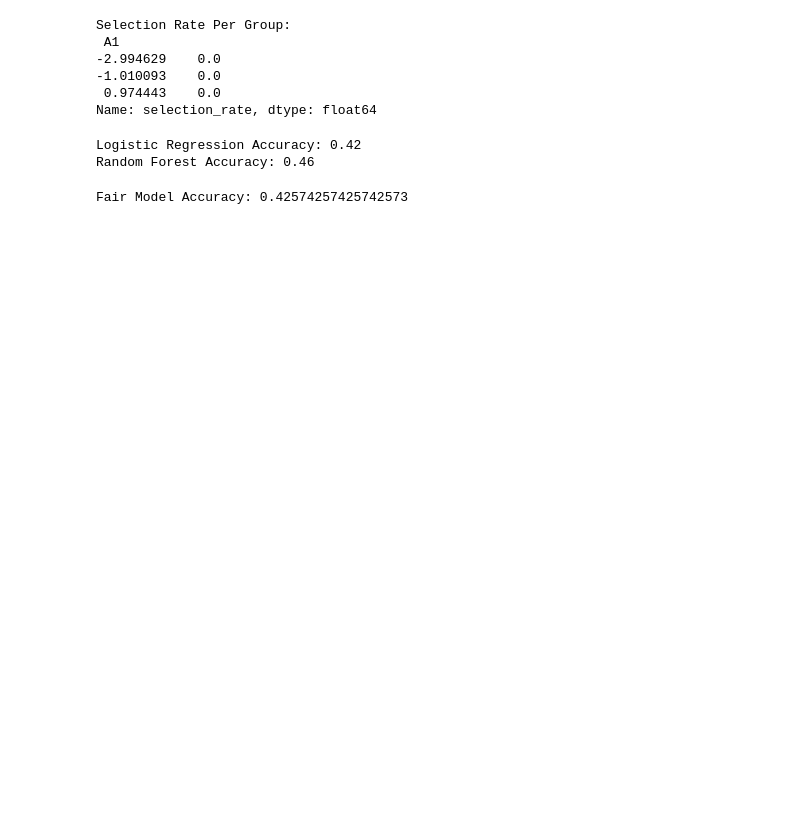
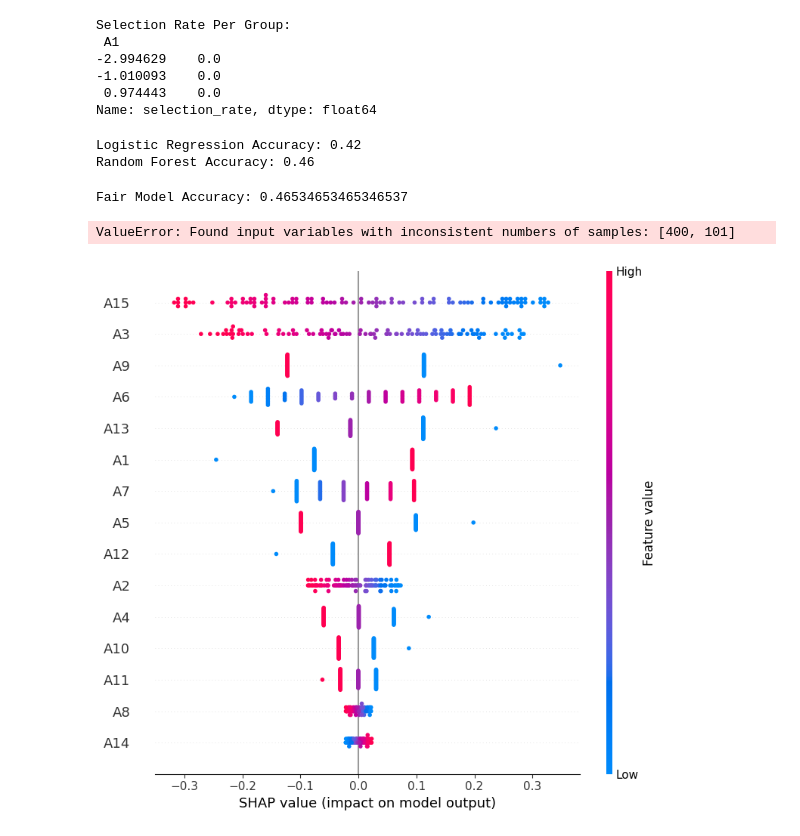
Before and after one commit to footroot/C12-Lecture-Backpack, a Jupyter notebook: Data Science (DS)/Week11/Tutorial/loan_approval_model.ipynb, the cells around one changed output. Saved outputs shown, nothing was run; the diff lists cells and outputs as text; code cells hidden in the pictures; blank space fills up the shorter version.

```diff
--- a/Data Science (DS)/Week11/Tutorial/loan_approval_model.ipynb
+++ b/Data Science (DS)/Week11/Tutorial/loan_approval_model.ipynb
@@ -131,11 +139,23 @@ Logistic Regression Accuracy: 0.42
 Random Forest Accuracy: 0.46
 # %%
 from fairlearn.reductions import ExponentiatedGradient
+from fairlearn.metrics import demographic_parity_difference
 
-fair_model = ExponentiatedGradient(LogisticRegression(), constraints=DemographicParity())
+fair_model = ExponentiatedGradient(RandomForestClassifier(n_estimators=100), constraints=DemographicParity())
 fair_model.fit(X_train, y_train, sensitive_features=X_train['A1'])
 
 y_pred_fair = fair_model.predict(X_test)
 print("Fair Model Accuracy:", accuracy_score(y_test, y_pred_fair))
+print("Fairness gap:", demographic_parity_difference(y_test, y_pred_fair, sensitive_features=X_train['A1']))
 # %% [output]
-Fair Model Accuracy: 0.42574257425742573
+Fair Model Accuracy: 0.46534653465346537
+ValueError: Found input variables with inconsistent numbers of samples: [400, 101]
+# %%
+import shap
+
+explainer = shap.Explainer(models["Logistic Regression"], X_train)
+shap_values = explainer(X_test)
+
+shap.summary_plot(shap_values, X_test)
+# %% [output]
+[figure, added]
```
Also changed, not shown: parts of 1 cell of this notebook, 2 other files.
